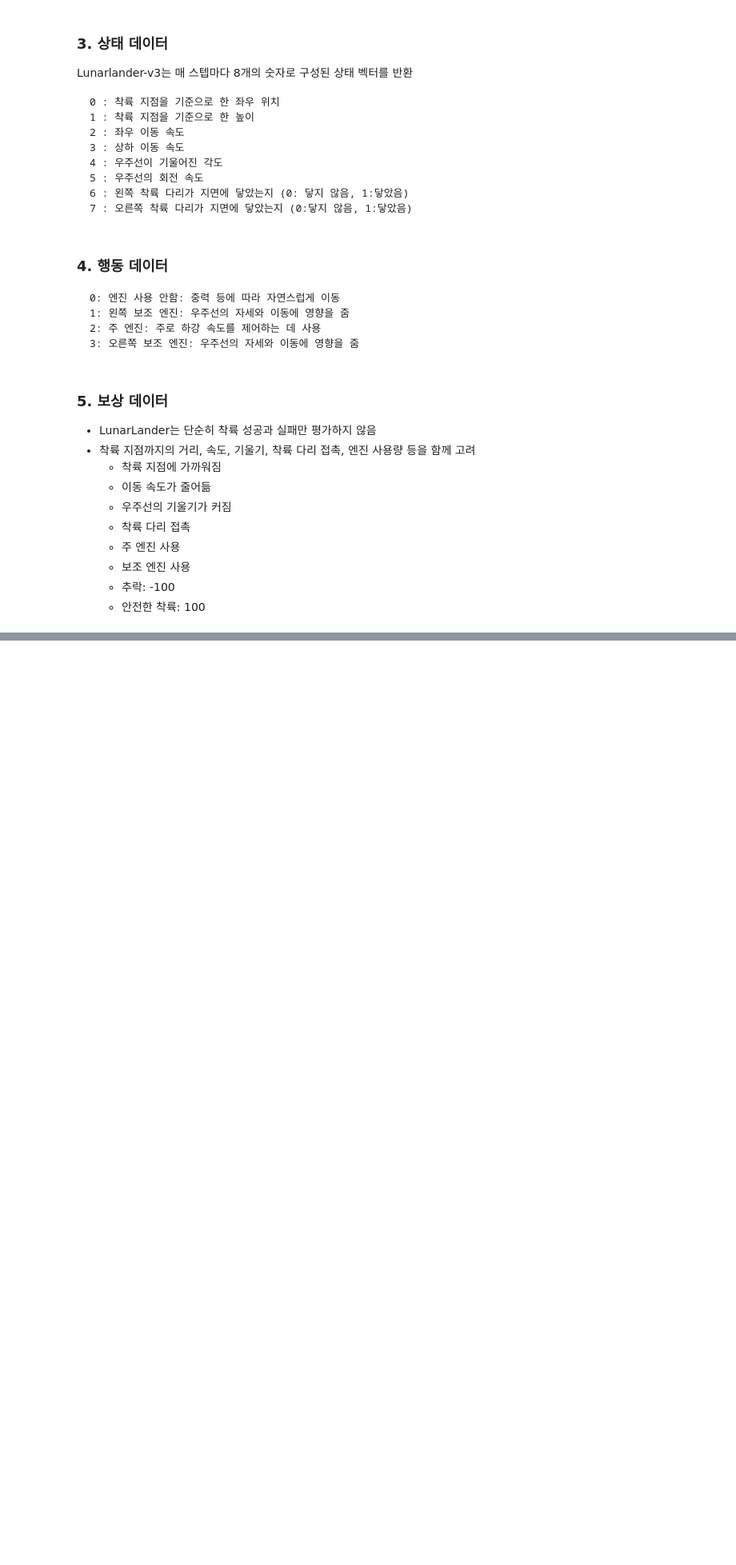
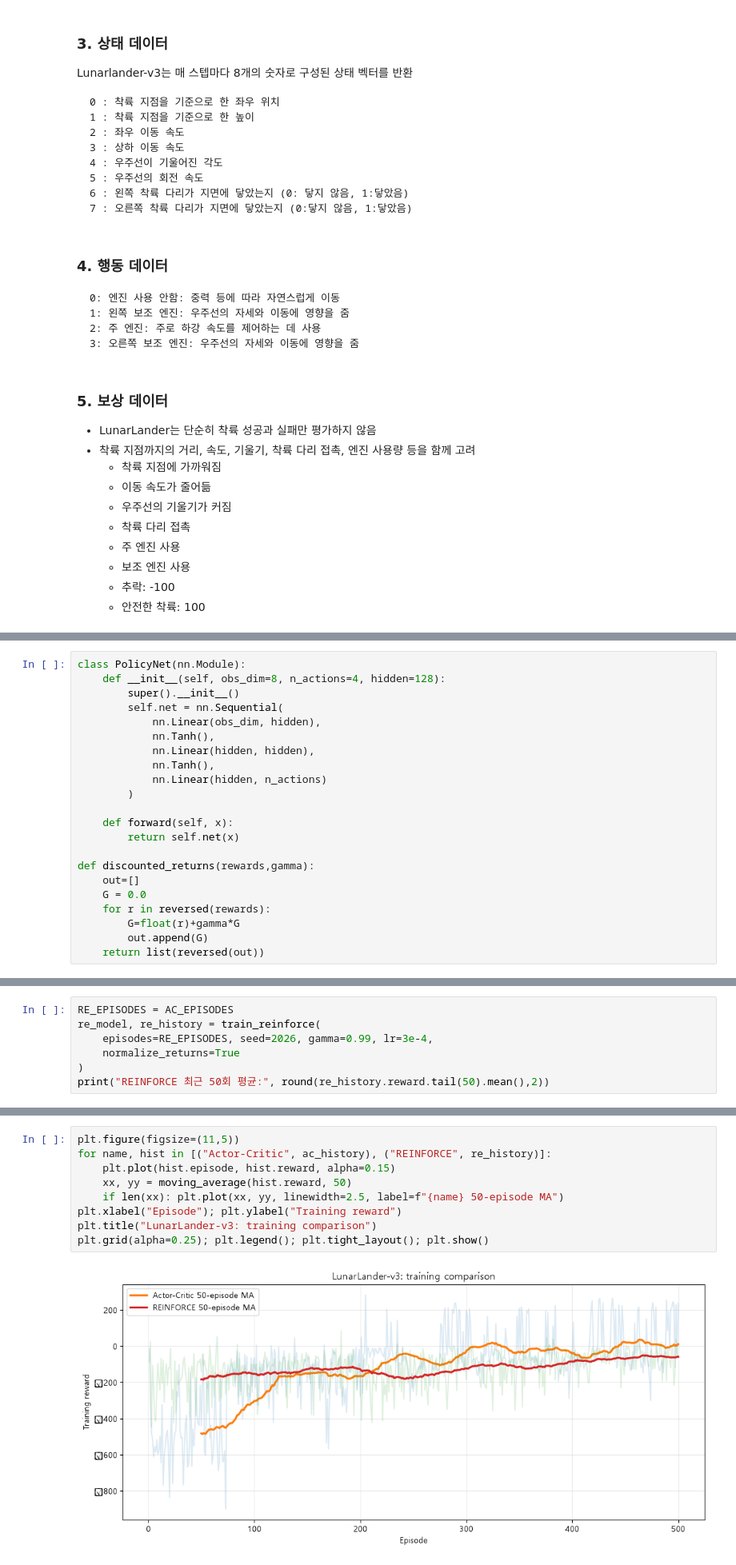
Before and after one commit to harwoon/13_----, a Jupyter notebook: 4_딥강화학습.ipynb, the cells around one changed output, grey strips where cells are left out. Shown at 80% size. Saved outputs shown, nothing was run; the diff lists cells and outputs as text; blank space fills up the shorter version.

```diff
--- a/4_딥강화학습.ipynb
+++ b/4_딥강화학습.ipynb
@@ -843,0 +1219,22 @@ Lunarlander-v3는 매 스텝마다 8개의 숫자로 구성된 상태 벡터를
+# %%
+class PolicyNet(nn.Module):
+    def __init__(self, obs_dim=8, n_actions=4, hidden=128):
+        super().__init__()
+        self.net = nn.Sequential(
+            nn.Linear(obs_dim, hidden),
+            nn.Tanh(),
+            nn.Linear(hidden, hidden),
+            nn.Tanh(),
+            nn.Linear(hidden, n_actions)
+        )
+
+    def forward(self, x):
+        return self.net(x)
+
+def discounted_returns(rewards,gamma):
+    out=[]
+    G = 0.0
+    for r in reversed(rewards):
+        G=float(r)+gamma*G
+        out.append(G)
+    return list(reversed(out))
@@ -843,0 +1287,7 @@ Lunarlander-v3는 매 스텝마다 8개의 숫자로 구성된 상태 벡터를
+# %%
+RE_EPISODES = AC_EPISODES
+re_model, re_history = train_reinforce(
+    episodes=RE_EPISODES, seed=2026, gamma=0.99, lr=3e-4,
+    normalize_returns=True
+)
+print("REINFORCE 최근 50회 평균:", round(re_history.reward.tail(50).mean(),2))
@@ -843,0 +1316,11 @@ Lunarlander-v3는 매 스텝마다 8개의 숫자로 구성된 상태 벡터를
+# %%
+plt.figure(figsize=(11,5))
+for name, hist in [("Actor-Critic", ac_history), ("REINFORCE", re_history)]:
+    plt.plot(hist.episode, hist.reward, alpha=0.15)
+    xx, yy = moving_average(hist.reward, 50)
+    if len(xx): plt.plot(xx, yy, linewidth=2.5, label=f"{name} 50-episode MA")
+plt.xlabel("Episode"); plt.ylabel("Training reward")
+plt.title("LunarLander-v3: training comparison")
+plt.grid(alpha=0.25); plt.legend(); plt.tight_layout(); plt.show()
+# %% [output]
+[figure, added]
```
Also changed, not shown: parts of 36 cells of this notebook.
